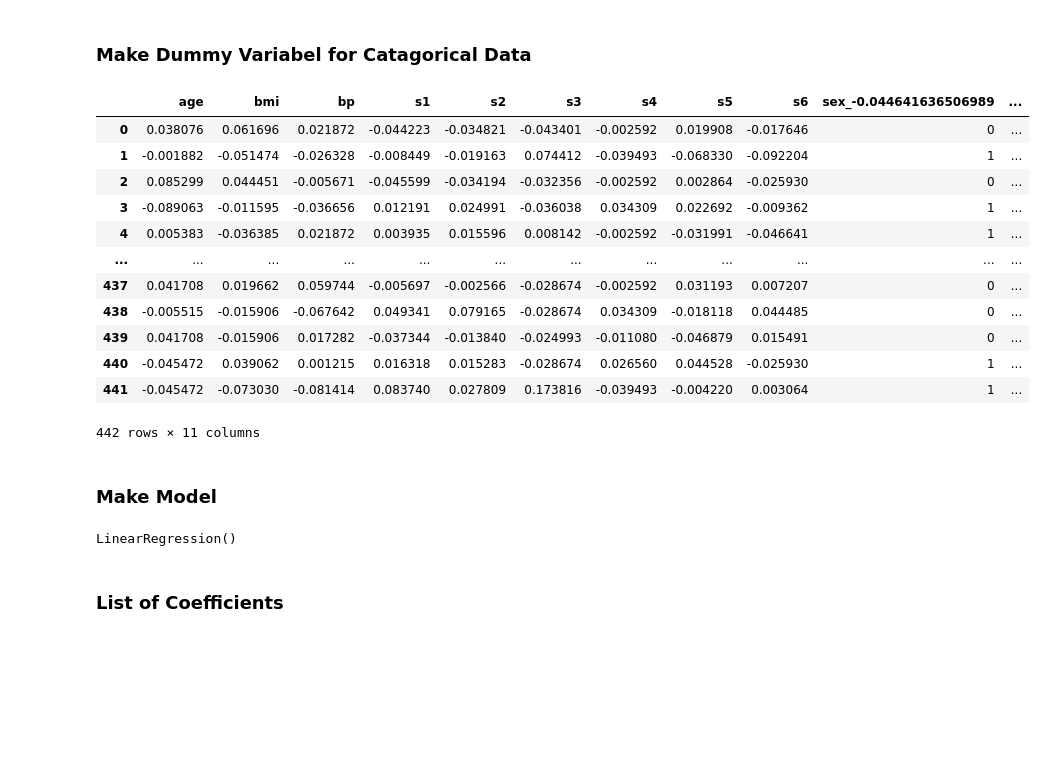
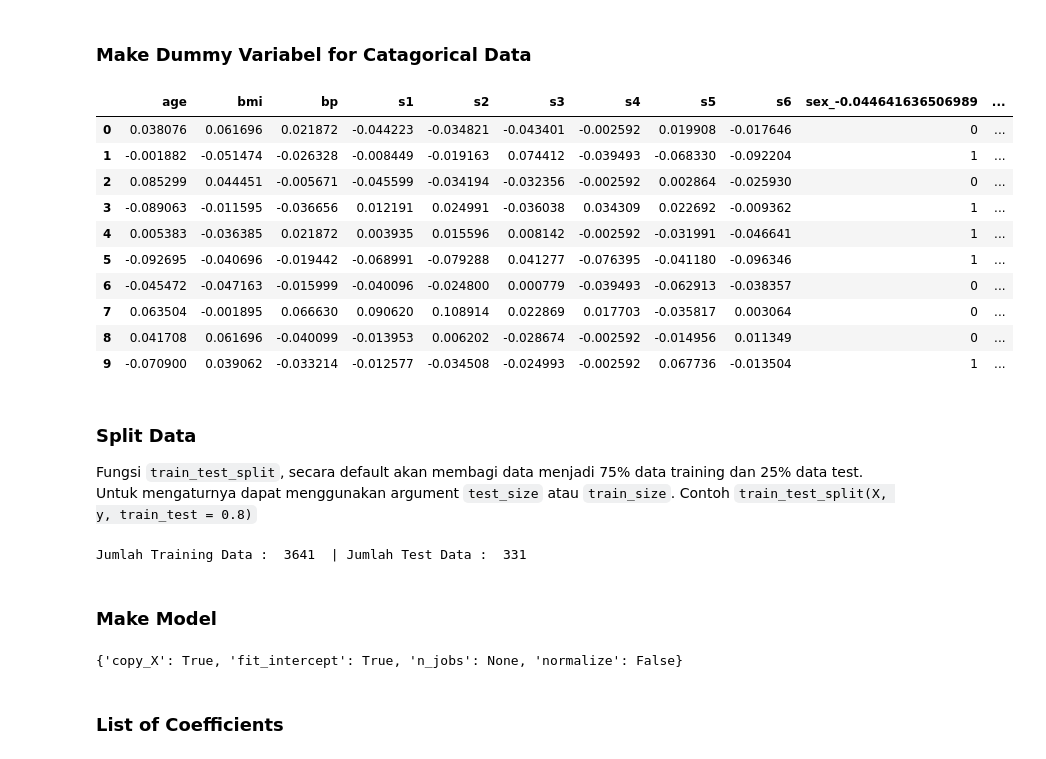
Before and after one commit to modul60stis/dmkm, a Jupyter notebook: python/linear regression/Linear_Regression.ipynb, the cells around one changed output. Saved outputs shown, nothing was run; the diff lists cells and outputs as text; code cells hidden in the pictures; blank space fills up the shorter version.

Commit message:
add linear regression

```diff
--- a/python/linear regression/Linear_Regression.ipynb
+++ b/python/linear regression/Linear_Regression.ipynb
@@ -57,33 +58,38 @@ sns.heatmap(data.frame.corr(), annot=True, fmt='.2f', square=True, linewidth=.5,
 # %%
 X = data.data
 y = data.target
 
 categorical_column = ['sex']
 X = pd.get_dummies(X, columns=categorical_column)
-X
+X.head(10)
 # %% [output]
 |  | age | bmi | bp | s1 | s2 | s3 | s4 | s5 | s6 | sex_-0.044641636506989 | ... |
 | 0 | 0.038076 | 0.061696 | 0.021872 | -0.044223 | -0.034821 | -0.043401 | -0.002592 | 0.019908 | -0.017646 | 0 | ... |
 | 1 | -0.001882 | -0.051474 | -0.026328 | -0.008449 | -0.019163 | 0.074412 | -0.039493 | -0.068330 | -0.092204 | 1 | ... |
 | 2 | 0.085299 | 0.044451 | -0.005671 | -0.045599 | -0.034194 | -0.032356 | -0.002592 | 0.002864 | -0.025930 | 0 | ... |
 | 3 | -0.089063 | -0.011595 | -0.036656 | 0.012191 | 0.024991 | -0.036038 | 0.034309 | 0.022692 | -0.009362 | 1 | ... |
 | 4 | 0.005383 | -0.036385 | 0.021872 | 0.003935 | 0.015596 | 0.008142 | -0.002592 | -0.031991 | -0.046641 | 1 | ... |
-| ... | ... | ... | ... | ... | ... | ... | ... | ... | ... | ... | ... |
-| 437 | 0.041708 | 0.019662 | 0.059744 | -0.005697 | -0.002566 | -0.028674 | -0.002592 | 0.031193 | 0.007207 | 0 | ... |
-| 438 | -0.005515 | -0.015906 | -0.067642 | 0.049341 | 0.079165 | -0.028674 | 0.034309 | -0.018118 | 0.044485 | 0 | ... |
-| 439 | 0.041708 | -0.015906 | 0.017282 | -0.037344 | -0.013840 | -0.024993 | -0.011080 | -0.046879 | 0.015491 | 0 | ... |
-| 440 | -0.045472 | 0.039062 | 0.001215 | 0.016318 | 0.015283 | -0.028674 | 0.026560 | 0.044528 | -0.025930 | 1 | ... |
-| 441 | -0.045472 | -0.073030 | -0.081414 | 0.083740 | 0.027809 | 0.173816 | -0.039493 | -0.004220 | 0.003064 | 1 | ... |
+| 5 | -0.092695 | -0.040696 | -0.019442 | -0.068991 | -0.079288 | 0.041277 | -0.076395 | -0.041180 | -0.096346 | 1 | ... |
+| 6 | -0.045472 | -0.047163 | -0.015999 | -0.040096 | -0.024800 | 0.000779 | -0.039493 | -0.062913 | -0.038357 | 0 | ... |
+| 7 | 0.063504 | -0.001895 | 0.066630 | 0.090620 | 0.108914 | 0.022869 | 0.017703 | -0.035817 | 0.003064 | 0 | ... |
+| 8 | 0.041708 | 0.061696 | -0.040099 | -0.013953 | 0.006202 | -0.028674 | -0.002592 | -0.014956 | 0.011349 | 0 | ... |
+| 9 | -0.070900 | 0.039062 | -0.033214 | -0.012577 | -0.034508 | -0.024993 | -0.002592 | 0.067736 | -0.013504 | 1 | ... |
-442 rows × 11 columns
+# %% [markdown]
+### Split Data
+Fungsi `train_test_split`, secara default akan membagi data menjadi 75% data training dan 25% data test. Untuk mengaturnya dapat menggunakan argument `test_size` atau `train_size`. Contoh `train_test_split(X, y, train_test = 0.8)`
+# %%
+X_train, X_test, y_train, y_test = train_test_split(X,y, random_state=0)
+print("Jumlah Training Data : ", X_train.size, " | Jumlah Test Data : ", y_train.size)
+# %% [output]
+Jumlah Training Data :  3641  | Jumlah Test Data :  331
 # %% [markdown]
 ### Make Model
-# %%
-X_train, X_test, y_train, y_test = train_test_split(X,y, random_state=0)
-
-model = LinearRegression()
-model.fit(X_train, y_train)
-# %% [output]
-LinearRegression()
+# %%
+model = LinearRegression()
+model.fit(X_train, y_train)
+model.get_params()
+# %% [output]
+{'copy_X': True, 'fit_intercept': True, 'n_jobs': None, 'normalize': False}
 # %% [markdown]
 ### List of Coefficients
 # %%
```
Also changed, not shown: parts of 10 cells of this notebook, 5 other files.
